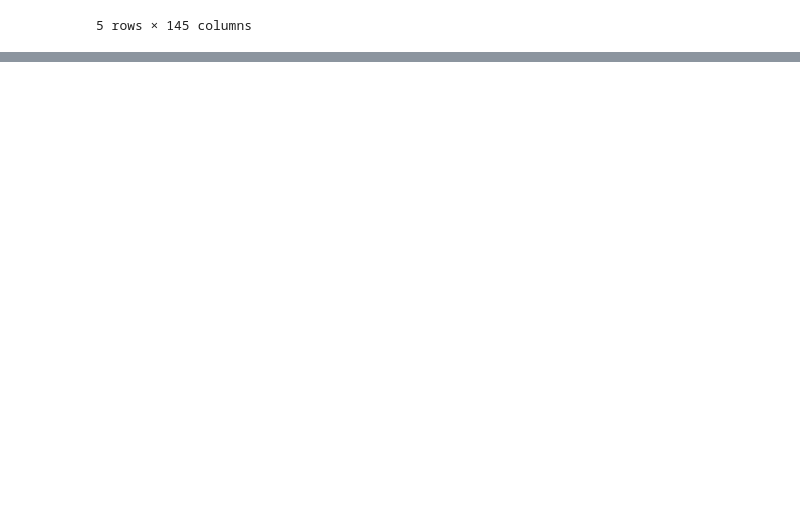
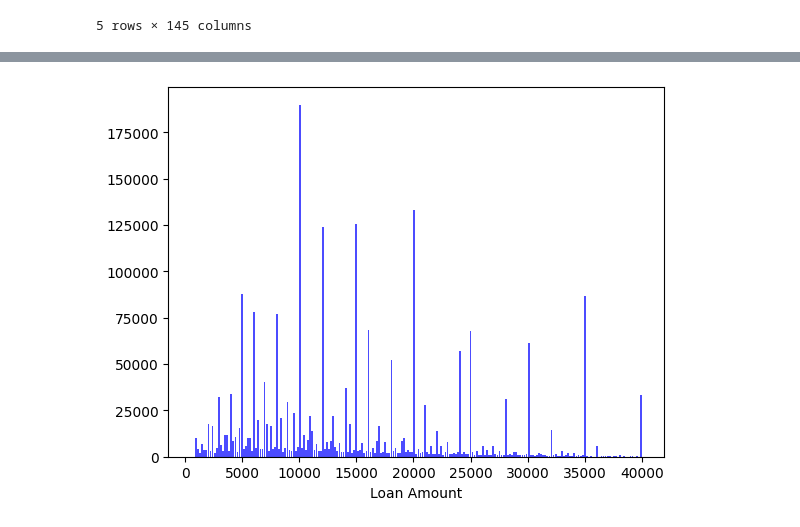
Before and after one commit to snehalsreedhar/Credit-Risk-Scoring, a Jupyter notebook: lc_loan.ipynb, the cells around one changed output, grey strips where cells are left out. Cells and saved outputs as stored; diff of their text form; code cells hidden in the pictures; blank space fills up the shorter version.

```diff
--- a/lc_loan.ipynb
+++ b/lc_loan.ipynb
@@ -45,0 +83,7 @@ See the caveats in the documentation: https://pandas.pydata.org/pandas-docs/stab
+# %%
+# Look at the distribution of loan amounts with a histogram
+n, bins, patches = plt.hist(x=loan_df['loan_amnt'], bins='auto', color='blue',alpha=0.7, rwidth=0.85)
+plt.xlabel("Loan Amount")
+plt.show()
+# %% [output]
+[figure, added]
```
Also changed, not shown: parts of 15 cells of this notebook.
